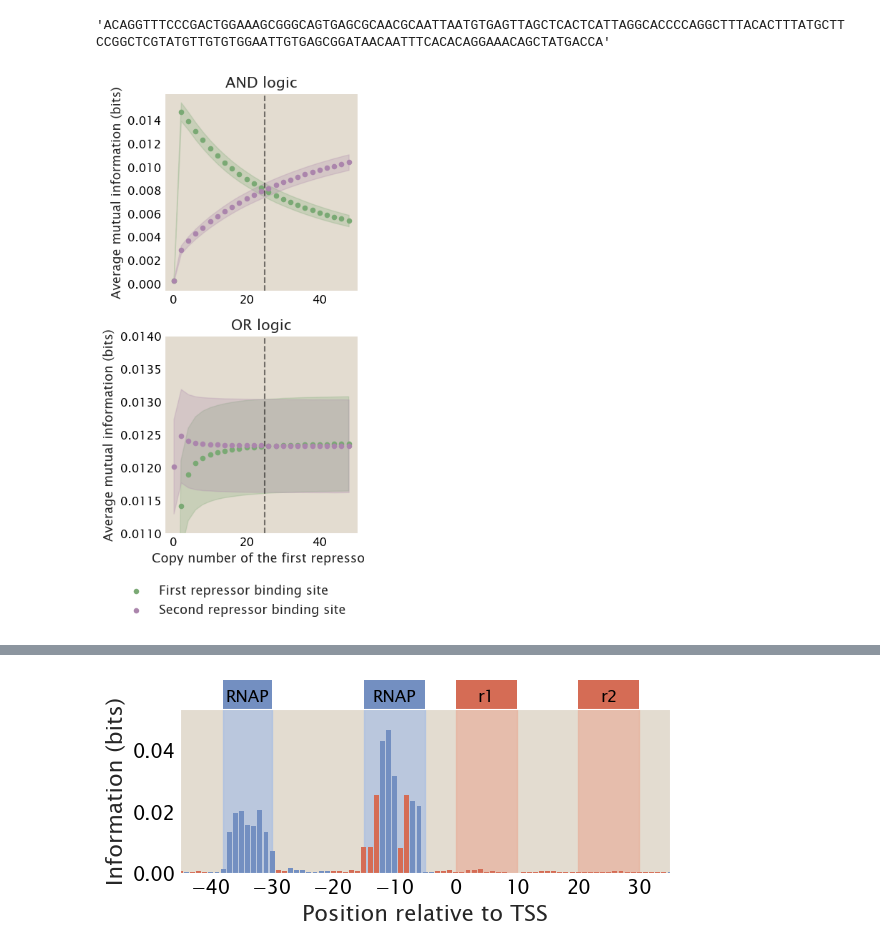
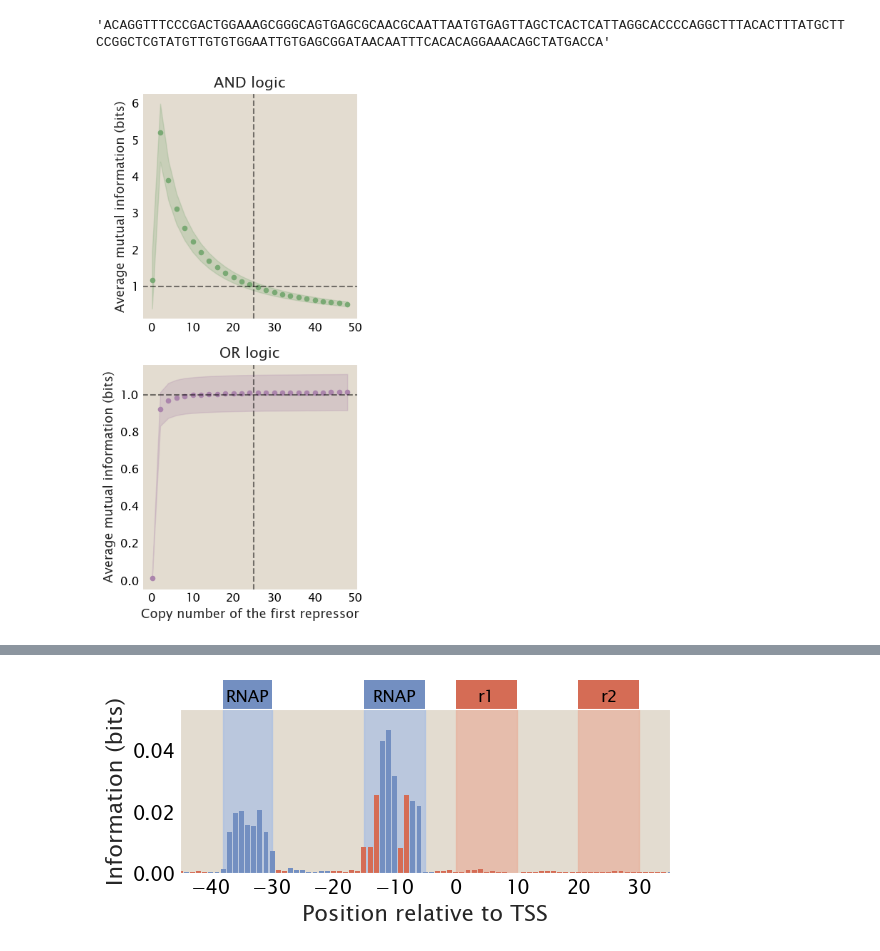
Before and after one commit to RPGroup-PBoC/theoretical_regseq, a Jupyter notebook: figures/figure8.ipynb, the cells around one changed output, grey strips where cells are left out. Saved outputs shown, nothing was run; the diff lists cells and outputs as text; code cells hidden in the pictures.

```diff
--- a/figures/figure8.ipynb
+++ b/figures/figure8.ipynb
@@ -39,8 +39,8 @@ rnap_emat = tregs.simulate.fix_wt(rnap_emat_raw, rnap_site)
 rep1_site = promoter[(115):(115+10)]
 rep2_site = promoter[(115+20):(115+30)]
 
-promoter = promoter.replace(rep2_site, 'G'+ rep1_site[1:])
-rep2_site = 'G' + rep1_site[1:]
+#promoter = promoter.replace(rep2_site, 'G'+ rep1_site[1:])
+#rep2_site = 'G' + rep1_site[1:]
 
 r1_emat = tregs.simulate.generate_emap(rep1_site, fixed=True, fixed_value=1)
 r2_emat = tregs.simulate.generate_emap(rep2_site, fixed=True, fixed_value=1)
@@ -61,8 +61,7 @@ n_p, n_r2 = 5000, 25
 
 l_n_r1 = np.arange(0, 50, 2)
 
-r1_signal_AND = []
-r2_signal_AND = []
+signal_ratio_AND = []
 
 for n_r1 in l_n_r1:
     r1 = []
@@ -84,8 +83,9 @@ for n_r1 in l_n_r1:
                                                     pseudocount=10**(-6))
         r1.append(np.mean(footprint[(115):(115+10)]))
         r2.append(np.mean(footprint[(115+20):(115+30)]))
-    r1_signal_AND.append((np.mean(r1), np.std(r1)))
-    r2_signal_AND.append((np.mean(r2), np.std(r2)))
+    r1 = np.asarray(r1)
+    r2 = np.asarray(r2)
+    signal_ratio_AND.append((np.mean(r1 / r2), np.std(r1 / r2)))
 # %%
 n_NS = len(genome)
 ep_wt, er1_wt, er2_wt = -5, -14, -14
@@ -94,8 +94,7 @@ n_p, n_r2 = 5000, 25
 
 l_n_r1 = np.arange(0, 50, 2)
 
-r1_signal_OR = []
-r2_signal_OR = []
+signal_ratio_OR = []
 
 for n_r1 in l_n_r1:
     r1 = []
@@ -117,46 +116,36 @@ for n_r1 in l_n_r1:
                                                     pseudocount=10**(-6))
         r1.append(np.mean(footprint[(115):(115+10)]))
         r2.append(np.mean(footprint[(115+20):(115+30)]))
-    r1_signal_OR.append((np.mean(r1), np.std(r1)))
-    r2_signal_OR.append((np.mean(r2), np.std(r2)))
+    r1 = np.asarray(r1)
+    r2 = np.asarray(r2)
+    signal_ratio_OR.append((np.mean(r1 / r2), np.std(r1 / r2)))
 # %%
 fig, axes = plt.subplots(2, 1, figsize=(4,8))
 ax1, ax2 = axes
 
+ax1.axhline(y=1, color='black', linestyle='--', alpha=0.5)
+ax1.axvline(x=25, color='black', linestyle='--', alpha=0.5)
 ax1.fill_between(l_n_r1,
-                 np.asarray(r1_signal_AND)[:, 0] - np.asarray(r1_signal_AND)[:, 1],
-                 np.asarray(r1_signal_AND)[:, 0] + np.asarray(r1_signal_AND)[:, 1],
+                 np.asarray(signal_ratio_AND)[:, 0] - np.asarray(signal_ratio_AND)[:, 1],
+                 np.asarray(signal_ratio_AND)[:, 0] + np.asarray(signal_ratio_AND)[:, 1],
                  color='#7AA974', alpha=0.25)
-ax1.fill_between(l_n_r1,
-                 np.asarray(r2_signal_AND)[:, 0] - np.asarray(r2_signal_AND)[:, 1],
-                 np.asarray(r2_signal_AND)[:, 0] + np.asarray(r2_signal_AND)[:, 1],
-                 color='#AB85AC', alpha=0.25)
-ax1.scatter(l_n_r1, np.asarray(r1_signal_AND)[:, 0], label='First repressor binding site', color='#7AA974', s=20)
-ax1.scatter(l_n_r1, np.asarray(r2_signal_AND)[:, 0], label='Second repressor binding site', color='#AB85AC', s=20)
+ax1.scatter(l_n_r1, np.asarray(signal_ratio_AND)[:, 0], label='First repressor binding site', color='#7AA974', s=20)
 ax1.set_ylabel('Average mutual information (bits)', fontsize=13)
 ax1.set_title('AND logic', fontsize=15)
-ax1.set_yticks(np.arange(0, 0.015, 0.002))
-ax1.axvline(x=25, color='black', linestyle='--', alpha=0.5)
 
+ax2.axhline(y=1, color='black', linestyle='--', alpha=0.5)
+ax2.axvline(x=25, color='black', linestyle='--', alpha=0.5)
 ax2.fill_between(l_n_r1,
-                 np.asarray(r1_signal_OR)[:, 0] - np.asarray(r1_signal_OR)[:, 1],
-                 np.asarray(r1_signal_OR)[:, 0] + np.asarray(r1_signal_OR)[:, 1],
-                 color='#7AA974', alpha=0.25)
-ax2.fill_between(l_n_r1,
-                 np.asarray(r2_signal_OR)[:, 0] - np.asarray(r2_signal_OR)[:, 1],
-                 np.asarray(r2_signal_OR)[:, 0] + np.asarray(r2_signal_OR)[:, 1],
+                 np.asarray(signal_ratio_OR)[:, 0] - np.asarray(signal_ratio_OR)[:, 1],
+                 np.asarray(signal_ratio_OR)[:, 0] + np.asarray(signal_ratio_OR)[:, 1],
                  color='#AB85AC', alpha=0.25)
-ax2.scatter(l_n_r1, np.asarray(r1_signal_OR)[:, 0], label='First repressor binding site', color='#7AA974', s=20)
-ax2.scatter(l_n_r1, np.asarray(r2_signal_OR)[:, 0], label='Second repressor binding site', color='#AB85AC', s=20)
+ax2.scatter(l_n_r1, np.asarray(signal_ratio_OR)[:, 0], label='Second repressor binding site', color='#AB85AC', s=20)
 
 ax2.set_xlabel('Copy number of the first repressor', fontsize=13)
 ax2.set_ylabel('Average mutual information (bits)', fontsize=13)
 ax2.set_title('OR logic', fontsize=15)
-ax2.set_ylim(0.011, 0.014)
-ax2.legend(bbox_to_anchor=(1, -0.2), frameon=False, fontsize=13)
-ax2.axvline(x=25, color='black', linestyle='--', alpha=0.5)
 
 plt.tight_layout()
 plt.savefig('../manuscript/figures/plots/fig8/knockout_doublerep.pdf', dpi=300)
 # %% [output]
-[figure, old version]
+[figure, new version]
```
Also changed, not shown: parts of 1 cell of this notebook, 3 other files.
